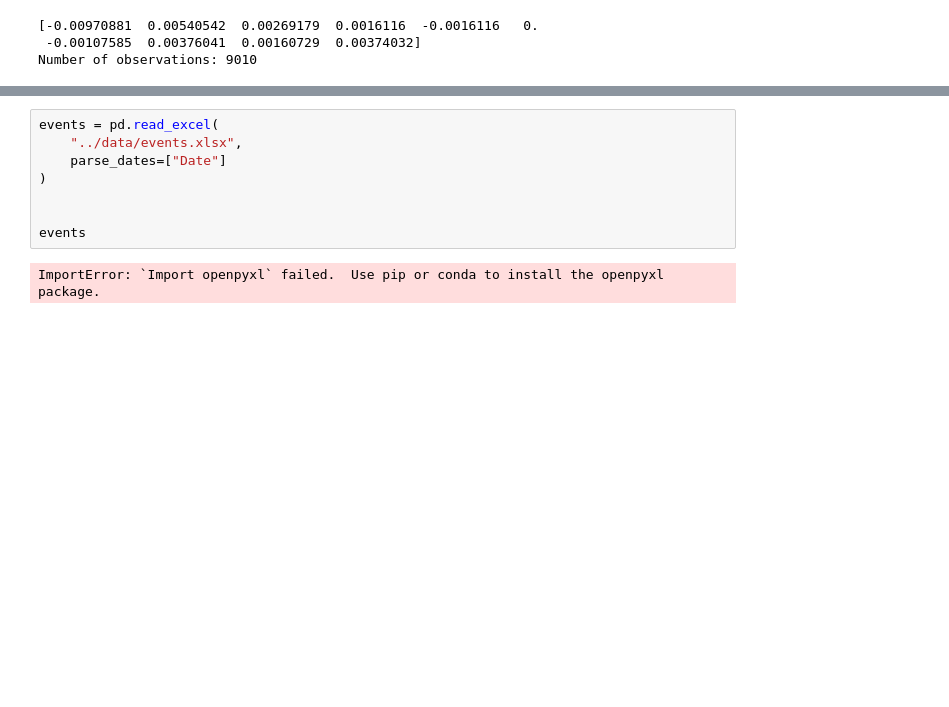
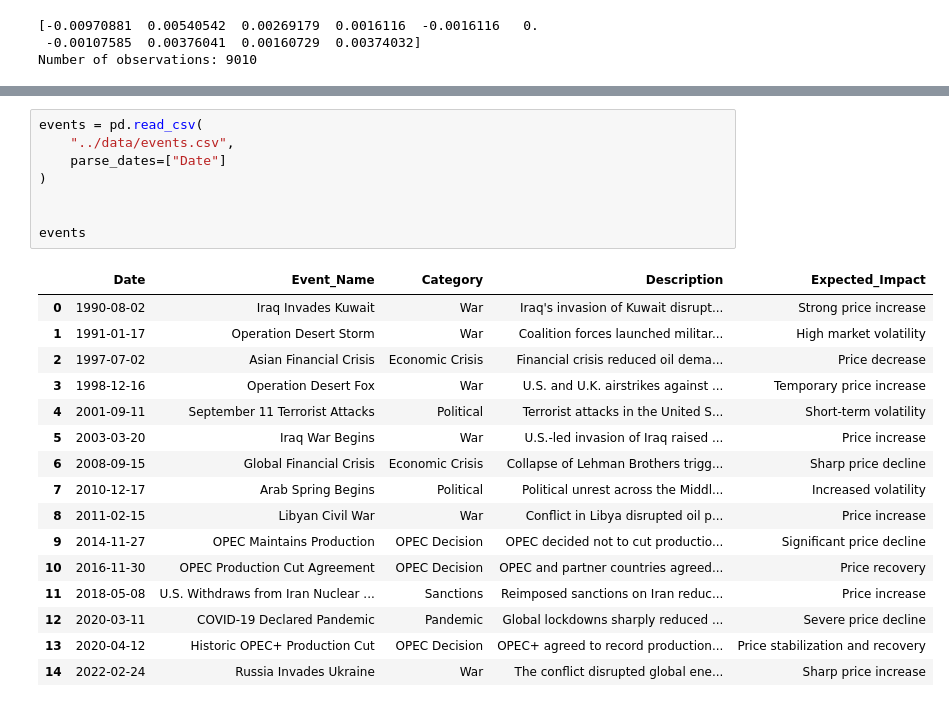
Before and after one commit to edent4313-star/brent-oil-change-point-analysis, a Jupyter notebook: notebooks/Task2_ChangePoint_Modeling.ipynb, the cells around one changed output, grey strips where cells are left out. Saved outputs shown, nothing was run; the diff lists cells and outputs as text; blank space fills up the shorter version.

```diff
--- a/notebooks/Task2_ChangePoint_Modeling.ipynb
+++ b/notebooks/Task2_ChangePoint_Modeling.ipynb
@@ -336,13 +451,28 @@ Estimated impact:
 # %%
-events = pd.read_excel(
-    "../data/events.xlsx",
+events = pd.read_csv(
+    "../data/events.csv",
     parse_dates=["Date"]
 )
 
 
 events
 # %% [output]
-ImportError: `Import openpyxl` failed.  Use pip or conda to install the openpyxl package.
+|  | Date | Event_Name | Category | Description | Expected_Impact |
+| 0 | 1990-08-02 | Iraq Invades Kuwait | War | Iraq's invasion of Kuwait disrupt... | Strong price increase |
+| 1 | 1991-01-17 | Operation Desert Storm | War | Coalition forces launched militar... | High market volatility |
+| 2 | 1997-07-02 | Asian Financial Crisis | Economic Crisis | Financial crisis reduced oil dema... | Price decrease |
+| 3 | 1998-12-16 | Operation Desert Fox | War | U.S. and U.K. airstrikes against ... | Temporary price increase |
+| 4 | 2001-09-11 | September 11 Terrorist Attacks | Political | Terrorist attacks in the United S... | Short-term volatility |
+| 5 | 2003-03-20 | Iraq War Begins | War | U.S.-led invasion of Iraq raised ... | Price increase |
+| 6 | 2008-09-15 | Global Financial Crisis | Economic Crisis | Collapse of Lehman Brothers trigg... | Sharp price decline |
+| 7 | 2010-12-17 | Arab Spring Begins | Political | Political unrest across the Middl... | Increased volatility |
+| 8 | 2011-02-15 | Libyan Civil War | War | Conflict in Libya disrupted oil p... | Price increase |
+| 9 | 2014-11-27 | OPEC Maintains Production | OPEC Decision | OPEC decided not to cut productio... | Significant price decline |
+| 10 | 2016-11-30 | OPEC Production Cut Agreement | OPEC Decision | OPEC and partner countries agreed... | Price recovery |
+| 11 | 2018-05-08 | U.S. Withdraws from Iran Nuclear ... | Sanctions | Reimposed sanctions on Iran reduc... | Price increase |
+| 12 | 2020-03-11 | COVID-19 Declared Pandemic | Pandemic | Global lockdowns sharply reduced ... | Severe price decline |
+| 13 | 2020-04-12 | Historic OPEC+ Production Cut | OPEC Decision | OPEC+ agreed to record production... | Price stabilization and recovery |
+| 14 | 2022-02-24 | Russia Invades Ukraine | War | The conflict disrupted global ene... | Sharp price increase |
 # %%
 nearest = find_nearest_event(
     events,
```
Also changed, not shown: parts of 18 cells of this notebook, 7 other files.
